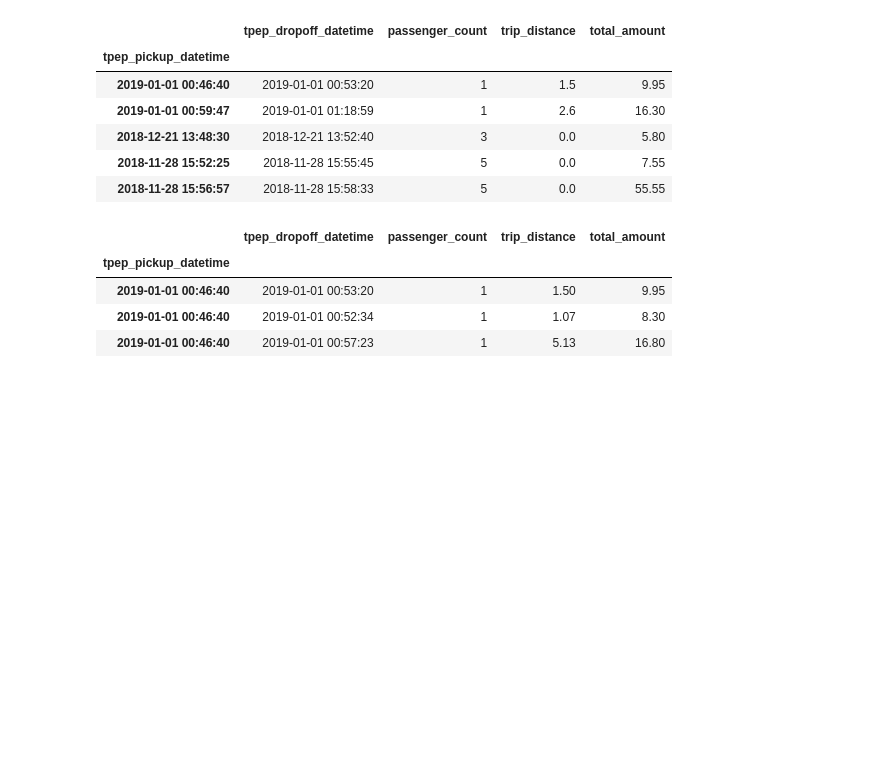
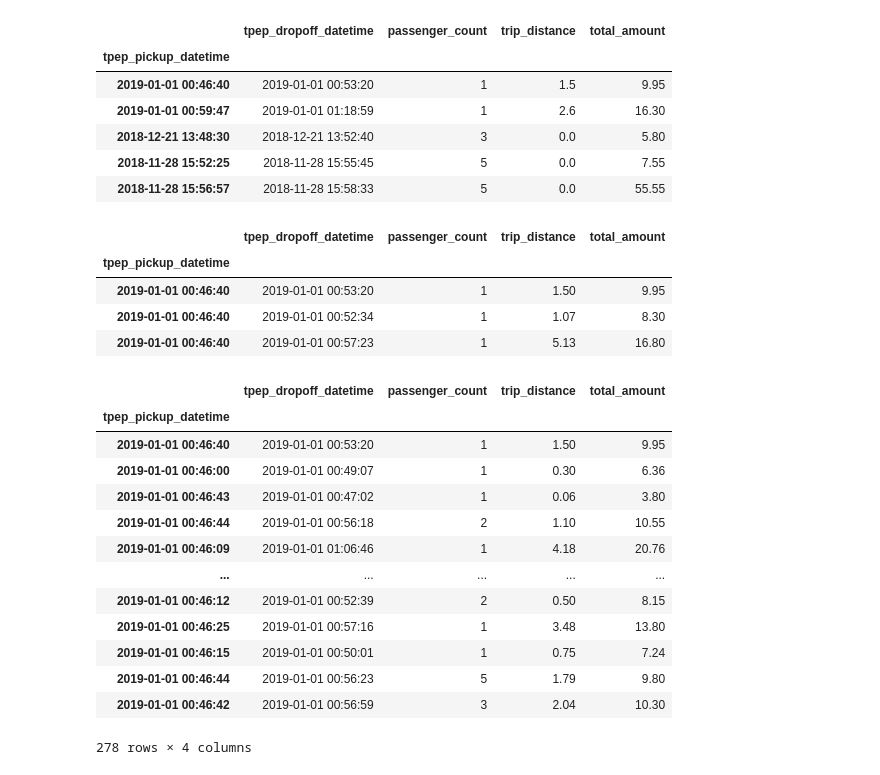
Before and after one commit to reuven/oreilly-2022-07July-analytics, a Jupyter notebook: 2022-08Aug-23.ipynb, the cells around one changed output. Drawn from its saved outputs; the diff is of its cells as text; code cells hidden in the pictures; blank space fills up the shorter version.

```diff
--- a/2022-08Aug-23.ipynb
+++ b/2022-08Aug-23.ipynb
@@ -1671,3 +1671,27 @@ df.loc['2019-01-01 00:46:40']
 | 2019-01-01 00:46:40 | 2019-01-01 00:53:20 | 1 | 1.50 | 9.95 |
 | 2019-01-01 00:46:40 | 2019-01-01 00:52:34 | 1 | 1.07 | 8.30 |
 | 2019-01-01 00:46:40 | 2019-01-01 00:57:23 | 1 | 5.13 | 16.80 |
+# %%
+# it gets better:
+# what happens if we leave off the number of seconds?
+# Pandas returns all of the rows that match the portion we listed,
+# and treats finer-grained time measures as wildcards
+
+# if we leave off seconds, then *any* number of seconds will match
+
+df.loc['2019-01-01 00:46']
+# %% [output]
+|  | tpep_dropoff_datetime | passenger_count | trip_distance | total_amount |
+| tpep_pickup_datetime |  |  |  |  |
+| 2019-01-01 00:46:40 | 2019-01-01 00:53:20 | 1 | 1.50 | 9.95 |
+| 2019-01-01 00:46:00 | 2019-01-01 00:49:07 | 1 | 0.30 | 6.36 |
+| 2019-01-01 00:46:43 | 2019-01-01 00:47:02 | 1 | 0.06 | 3.80 |
+| 2019-01-01 00:46:44 | 2019-01-01 00:56:18 | 2 | 1.10 | 10.55 |
+| 2019-01-01 00:46:09 | 2019-01-01 01:06:46 | 1 | 4.18 | 20.76 |
+| ... | ... | ... | ... | ... |
+| 2019-01-01 00:46:12 | 2019-01-01 00:52:39 | 2 | 0.50 | 8.15 |
+| 2019-01-01 00:46:25 | 2019-01-01 00:57:16 | 1 | 3.48 | 13.80 |
+| 2019-01-01 00:46:15 | 2019-01-01 00:50:01 | 1 | 0.75 | 7.24 |
+| 2019-01-01 00:46:44 | 2019-01-01 00:56:23 | 5 | 1.79 | 9.80 |
+| 2019-01-01 00:46:42 | 2019-01-01 00:56:59 | 3 | 2.04 | 10.30 |
+278 rows × 4 columns
```
Also changed, not shown: parts of 2 cells of this notebook.
